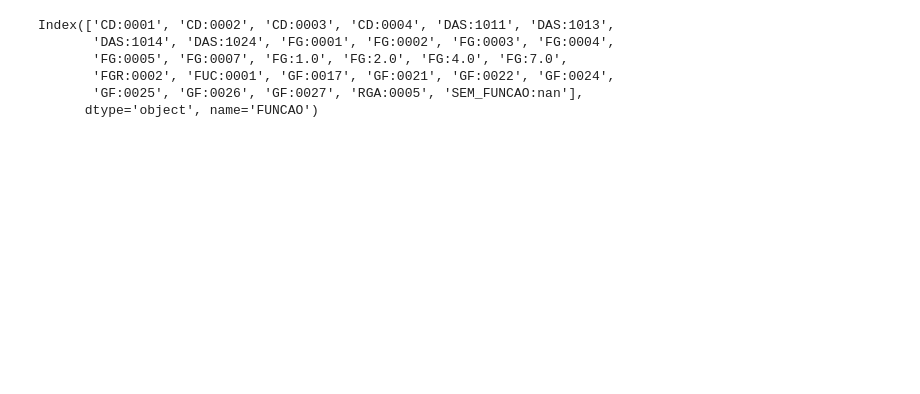
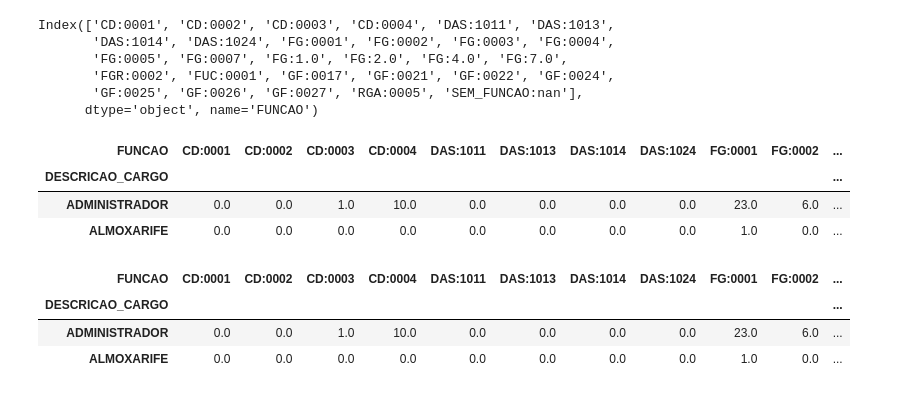
Before and after one commit to abevieiramota/analysis-servidores-federal, a Jupyter notebook: notebooks/1 - Remuneração.ipynb, the cells around one changed output. Drawn from its saved outputs; the diff is of its cells as text; code cells hidden in the pictures; blank space fills up the shorter version.

```diff
--- a/notebooks/1 - Remuneração.ipynb
+++ b/notebooks/1 - Remuneração.ipynb
@@ -179,6 +179,20 @@ Index(['CD:0001', 'CD:0002', 'CD:0003', 'CD:0004', 'DAS:1011', 'DAS:1013',
        'FGR:0002', 'FUC:0001', 'GF:0017', 'GF:0021', 'GF:0022', 'GF:0024',
        'GF:0025', 'GF:0026', 'GF:0027', 'RGA:0005', 'SEM_FUNCAO:nan'],
       dtype='object', name='FUNCAO')
+# %%
+geral.head(2)
+# %% [output]
+| FUNCAO | CD:0001 | CD:0002 | CD:0003 | CD:0004 | DAS:1011 | DAS:1013 | DAS:1014 | DAS:1024 | FG:0001 | FG:0002 | ... |
+| DESCRICAO_CARGO |  |  |  |  |  |  |  |  |  |  | ... |
+| ADMINISTRADOR | 0.0 | 0.0 | 1.0 | 10.0 | 0.0 | 0.0 | 0.0 | 0.0 | 23.0 | 6.0 | ... |
+| ALMOXARIFE | 0.0 | 0.0 | 0.0 | 0.0 | 0.0 | 0.0 | 0.0 | 0.0 | 1.0 | 0.0 | ... |
 # %%
 geral['Distribuicao Geral'] = geral.loc[:, geral.columns[:-1]].sum(axis=1) / geral.sum(axis=1)
+# %%
+geral.head(2)
+# %% [output]
+| FUNCAO | CD:0001 | CD:0002 | CD:0003 | CD:0004 | DAS:1011 | DAS:1013 | DAS:1014 | DAS:1024 | FG:0001 | FG:0002 | ... |
+| DESCRICAO_CARGO |  |  |  |  |  |  |  |  |  |  | ... |
+| ADMINISTRADOR | 0.0 | 0.0 | 1.0 | 10.0 | 0.0 | 0.0 | 0.0 | 0.0 | 23.0 | 6.0 | ... |
+| ALMOXARIFE | 0.0 | 0.0 | 0.0 | 0.0 | 0.0 | 0.0 | 0.0 | 0.0 | 1.0 | 0.0 | ... |
 # %%
```
Also changed, not shown: parts of 1 cell of this notebook, 1 other file.
